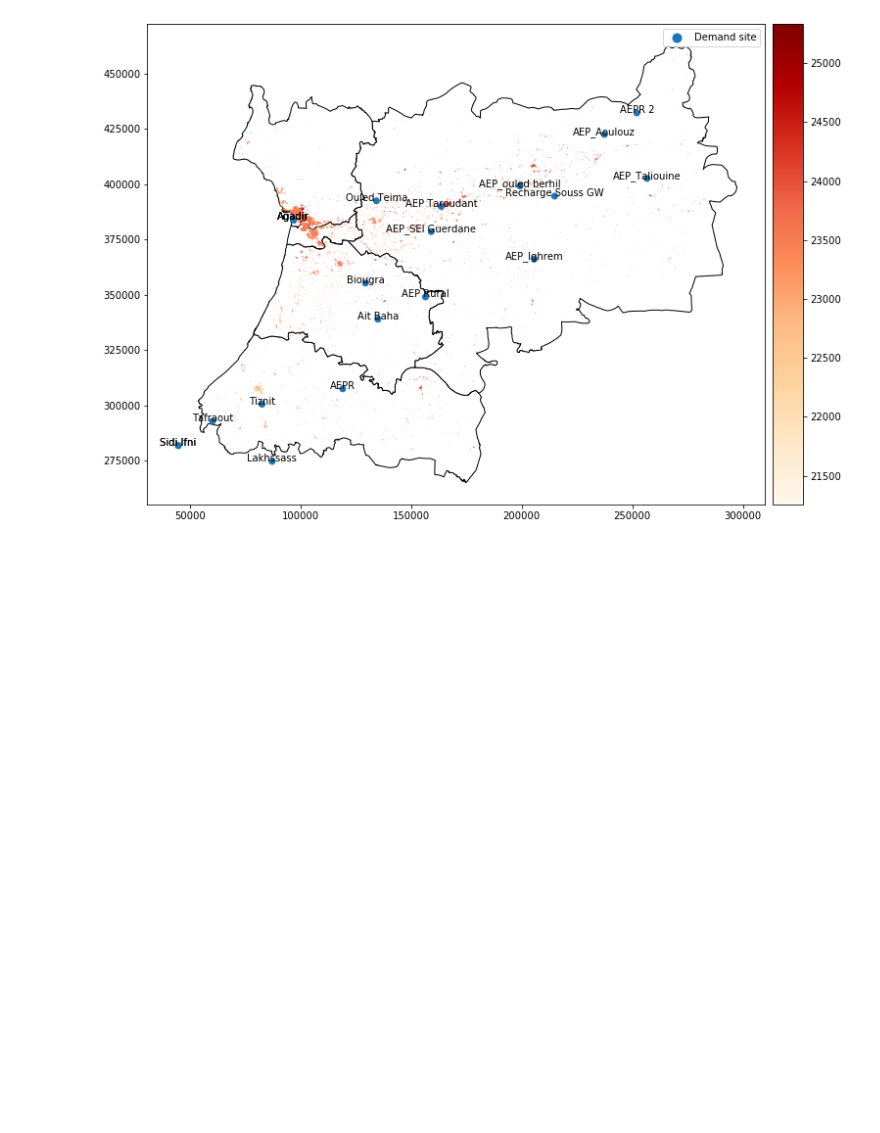
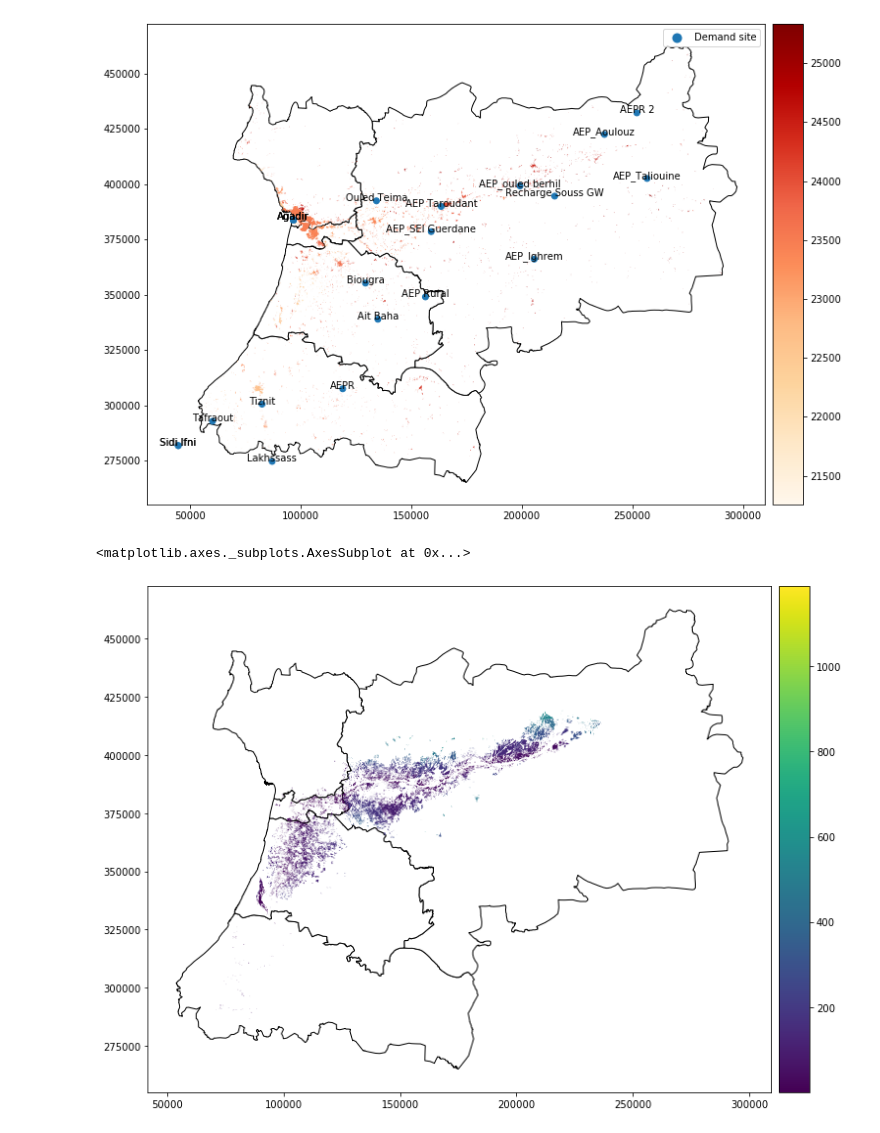
Before and after one commit to KTH-dESA/FAO, a Jupyter notebook: Cropland and Built-up areas processing.ipynb, the cells around one changed output. Drawn from its saved outputs; the diff is of its cells as text; code cells hidden in the pictures; blank space fills up the shorter version.

```diff
--- a/Cropland and Built-up areas processing.ipynb
+++ b/Cropland and Built-up areas processing.ipynb
@@ -15,11 +17,14 @@ import os
 fiona.drvsupport.supported_drivers['kml'] = 'rw' # enable KML support
 fiona.drvsupport.supported_drivers['KML'] = 'rw' # enable KML support
 # %%
-cropland = gpd.read_file(r"Data - Souss-Massa\GIS\Processed layers\cropland_2013_processed_20200218_clean.csv", encoding='utf-8')
-cropland.drop(columns=['WKT', 'gen2013', 'area_m2'], inplace=True)
+cropland = gpd.read_file(r"Data - Souss-Massa\GIS\Processed layers\cropland_2013_processed_20200227.csv", encoding='utf-8')
+cropland.drop(columns=['WKT', 'gen2013', 'area'], inplace=True)
 cropland.reset_index(inplace=True)
-cropland.rename(columns={'area_ha': 'area_m2', 'index': 'Demand point', 'prov': 'province'}, inplace=True)
+cropland.rename(columns={'area_ha': 'area_m2', 'index': 'Demand point', 'prov': 'province', 'wtd_mean': 'wtd'}, inplace=True)
+cropland.columns = cropland.columns.str.replace('mean','')
 cropland.columns = cropland.columns.str.replace('mea','')
+for column in list(cropland)[1:-3]:
+    cropland.loc[cropland[column]=='', column] = np.nan
 
 builtarea = gpd.read_file(r"Data - Souss-Massa\GIS\Processed layers\builtup_2013_processed_20200218_clean.csv", encoding='utf-8')
 builtarea.drop(columns=['WKT', 'fid', 'DN'], inplace=True)
@@ -31,8 +36,10 @@ MerchidSudMoroc = 26192
 for gdf in [provinces, demand_sites]:
     gdf.to_crs(epsg=MerchidSudMoroc, inplace=True)
 
-for column in list(cropland)[1:-2]:
+for column in list(cropland)[1:-3]:
     cropland[column] = cropland[column].astype('float')
+    cropland[column] = cropland[column].interpolate()
+cropland['wtd'] = cropland['wtd'].astype('float')
 
 for column in list(builtarea)[0:-2]:
     builtarea[column] = builtarea[column].astype('float')
@@ -81,6 +88,22 @@ for idx, row in demand_sites.loc[demand_sites['type']=='Demand site'].iterrows()
                  horizontalalignment='center')
 # %% [output]
 [figure]
+# %%
+dff = cropland.loc[cropland.province=='Taroudannt', 'wtd']
+cropland.loc[cropland.province=='Taroudannt', 'wtd'] *= 170 * dff.count() / dff.sum()
+dff = cropland.loc[cropland.province=='Chtouka-Aït Baha', 'wtd']
+cropland.loc[cropland.province=='Chtouka-Aït Baha', 'wtd'] *= 85 * dff.count() / dff.sum()
+# %%
+fig, ax = plt.subplots(1, 1, figsize=(12, 12))
+
+divider = make_axes_locatable(ax)
+cax = divider.append_axes("right", size="5%", pad=0.1)
+
+provinces.plot(color='white', edgecolor='black', ax=ax)
+cropland.plot(column='wtd', ax=ax, legend=True, cax=cax)
+# %% [output]
+<matplotlib.axes._subplots.AxesSubplot at 0x...>
+[figure, added]
 # %%
 def create_time_data(data, first_year, end_year):
     df = pd.DataFrame()
```
Also changed, not shown: parts of 8 cells of this notebook, 12 other files.
